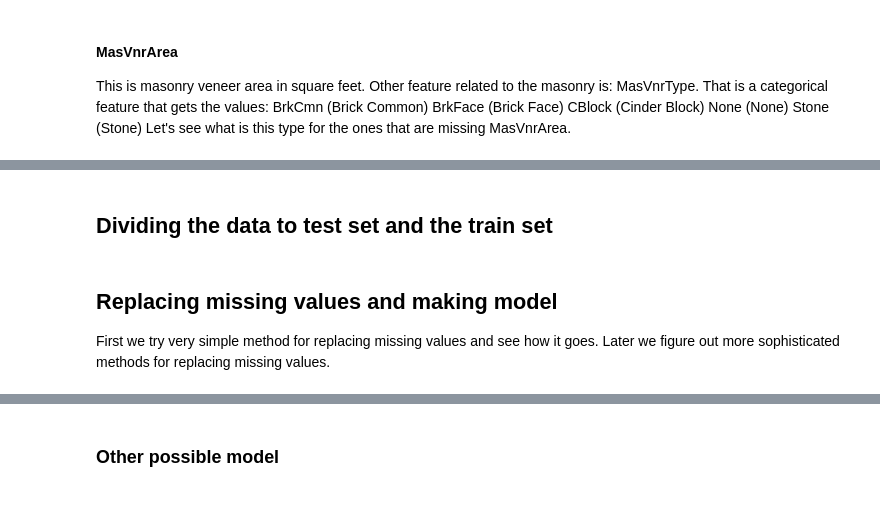
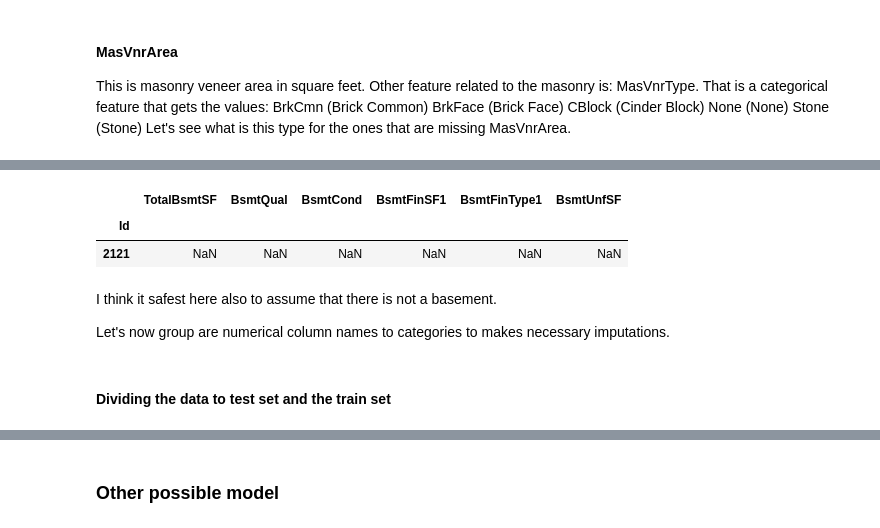
Before and after one commit to sarogov/Kaggle-competitions, a Jupyter notebook: HousePrices/house-prices-how-to-predict-them-well.ipynb, the cells around one changed output, grey strips where cells are left out. Drawn from its saved outputs; the diff is of its cells as text; code cells hidden in the pictures.

Commit message:
Update house-prices-how-to-predict-them-well.ipynb
Finished the missing value analysis

```diff
--- a/HousePrices/house-prices-how-to-predict-them-well.ipynb
+++ b/HousePrices/house-prices-how-to-predict-them-well.ipynb
@@ -218,0 +223,11 @@ full_home_data[num_features].describe()
+# %%
+bsmt_missing = full_test_data[full_test_data['TotalBsmtSF'].isna()]
+bsmt_missing[['TotalBsmtSF', 'BsmtQual', 'BsmtCond', 'BsmtFinSF1', 'BsmtFinType1', 'BsmtUnfSF']]
+# %% [output]
+|  | TotalBsmtSF | BsmtQual | BsmtCond | BsmtFinSF1 | BsmtFinType1 | BsmtUnfSF |
+| Id |  |  |  |  |  |  |
+| 2121 | NaN | NaN | NaN | NaN | NaN | NaN |
+# %% [markdown]
+I think it safest here also to assume that there is not a basement.
+
+Let's now group are numerical column names to categories to makes necessary imputations.
@@ -219,3 +239,3 @@ full_home_data[num_features].describe()
 # %% [markdown]
-## Dividing the data to test set and the train set
+#### Dividing the data to test set and the train set
 # %%
@@ -229,6 +251,3 @@ X_test = full_test_data[num_features].copy()
 # Divide data into training and validation subsets
 X_train, X_valid, y_train, y_valid = train_test_split(X, y, train_size=0.8, test_size=0.2,
                                                       random_state=0)
-# %% [markdown]
-## Replacing missing values and making model
-First we try very simple method for replacing missing values and see how it goes. Later we figure out more sophisticated methods for replacing missing values.
```
Also changed, not shown: parts of 26 cells of this notebook.
